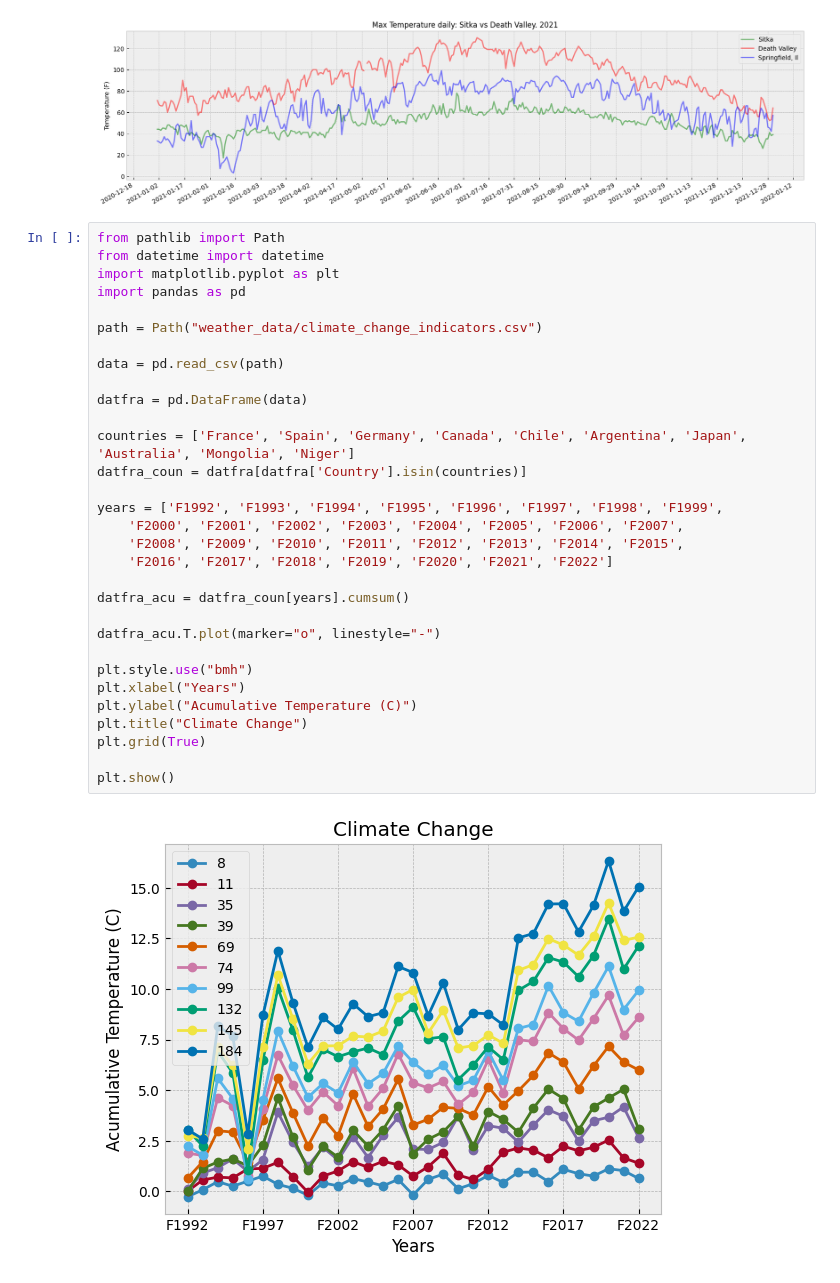
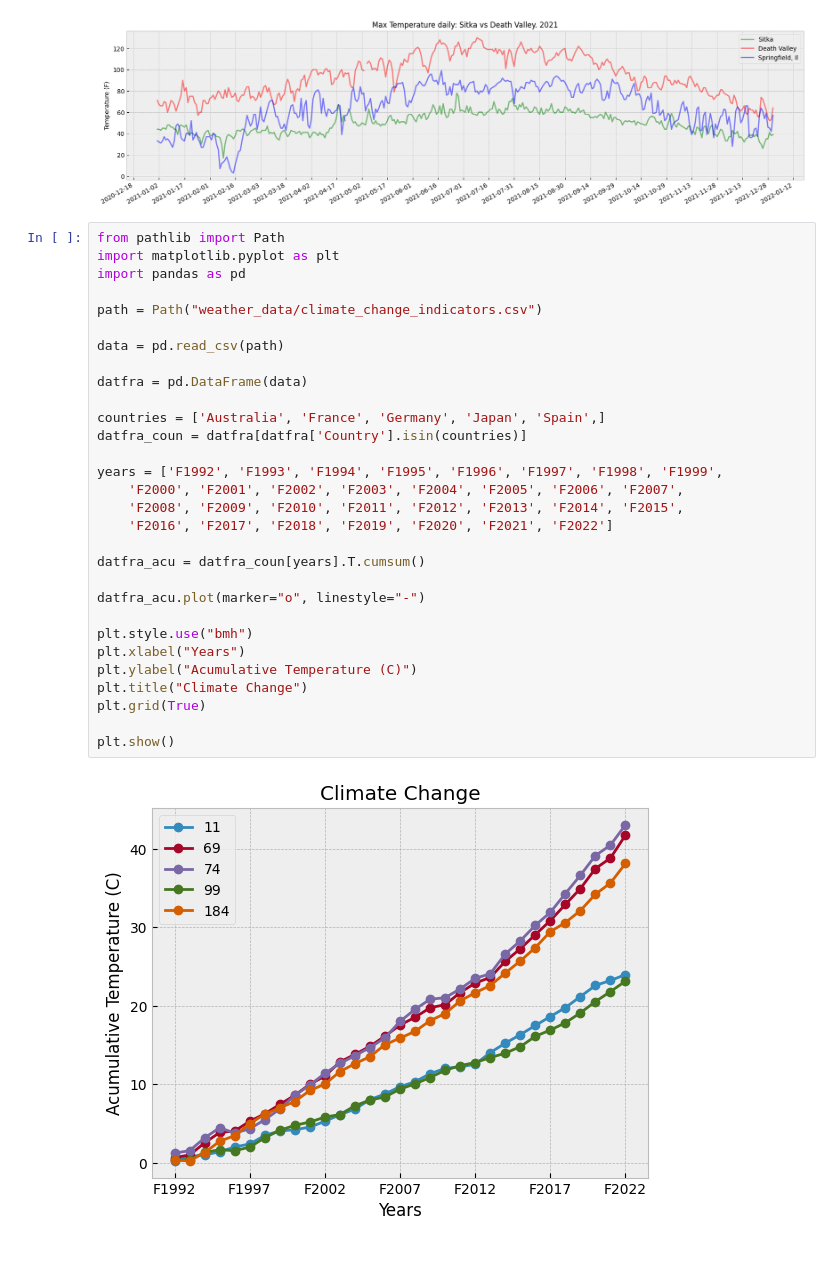
Before and after one commit to almanzanas/DataAnalystsJourney, a Jupyter notebook: data_visualization/downloading_data.ipynb, the cells around one changed output. Drawn from its saved outputs; the diff is of its cells as text.

```diff
--- a/data_visualization/downloading_data.ipynb
+++ b/data_visualization/downloading_data.ipynb
@@ -630,34 +630,33 @@ plt.show()
 [figure]
 # %%
 from pathlib import Path
-from datetime import datetime
 import matplotlib.pyplot as plt
 import pandas as pd
 
 path = Path("weather_data/climate_change_indicators.csv")
 
 data = pd.read_csv(path)
 
 datfra = pd.DataFrame(data)
 
-countries = ['France', 'Spain', 'Germany', 'Canada', 'Chile', 'Argentina', 'Japan', 'Australia', 'Mongolia', 'Niger']
+countries = ['Australia', 'France', 'Germany', 'Japan', 'Spain',]
 datfra_coun = datfra[datfra['Country'].isin(countries)]
 
 years = ['F1992', 'F1993', 'F1994', 'F1995', 'F1996', 'F1997', 'F1998', 'F1999',
     'F2000', 'F2001', 'F2002', 'F2003', 'F2004', 'F2005', 'F2006', 'F2007',
     'F2008', 'F2009', 'F2010', 'F2011', 'F2012', 'F2013', 'F2014', 'F2015',
     'F2016', 'F2017', 'F2018', 'F2019', 'F2020', 'F2021', 'F2022']
 
-datfra_acu = datfra_coun[years].cumsum()
+datfra_acu = datfra_coun[years].T.cumsum()
 
-datfra_acu.T.plot(marker="o", linestyle="-")
+datfra_acu.plot(marker="o", linestyle="-")
 
 plt.style.use("bmh")
 plt.xlabel("Years")
 plt.ylabel("Acumulative Temperature (C)")
 plt.title("Climate Change")
 plt.grid(True)
 
 plt.show()
 # %% [output]
-[figure, old version]
+[figure, new version]
```
Also changed, not shown: parts of 1 cell of this notebook.
